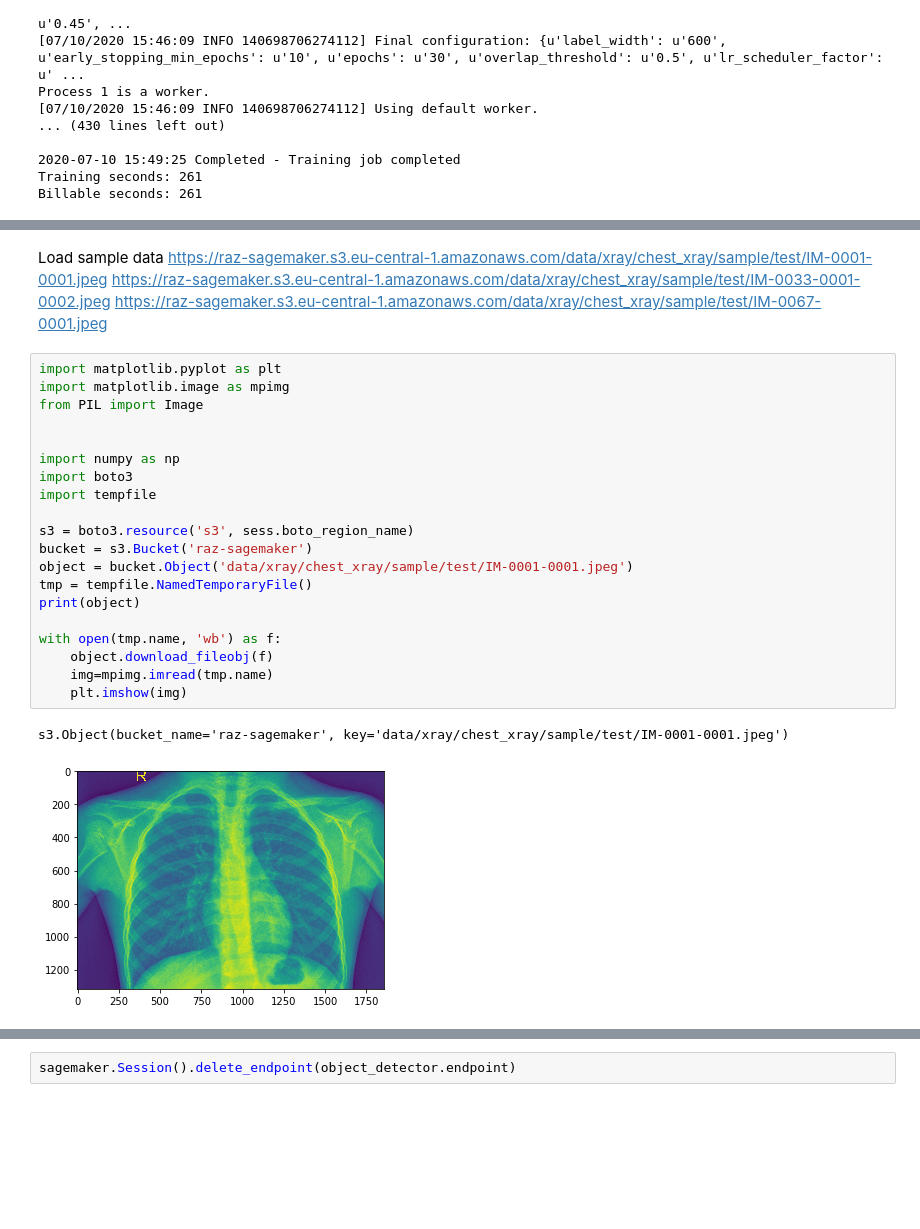
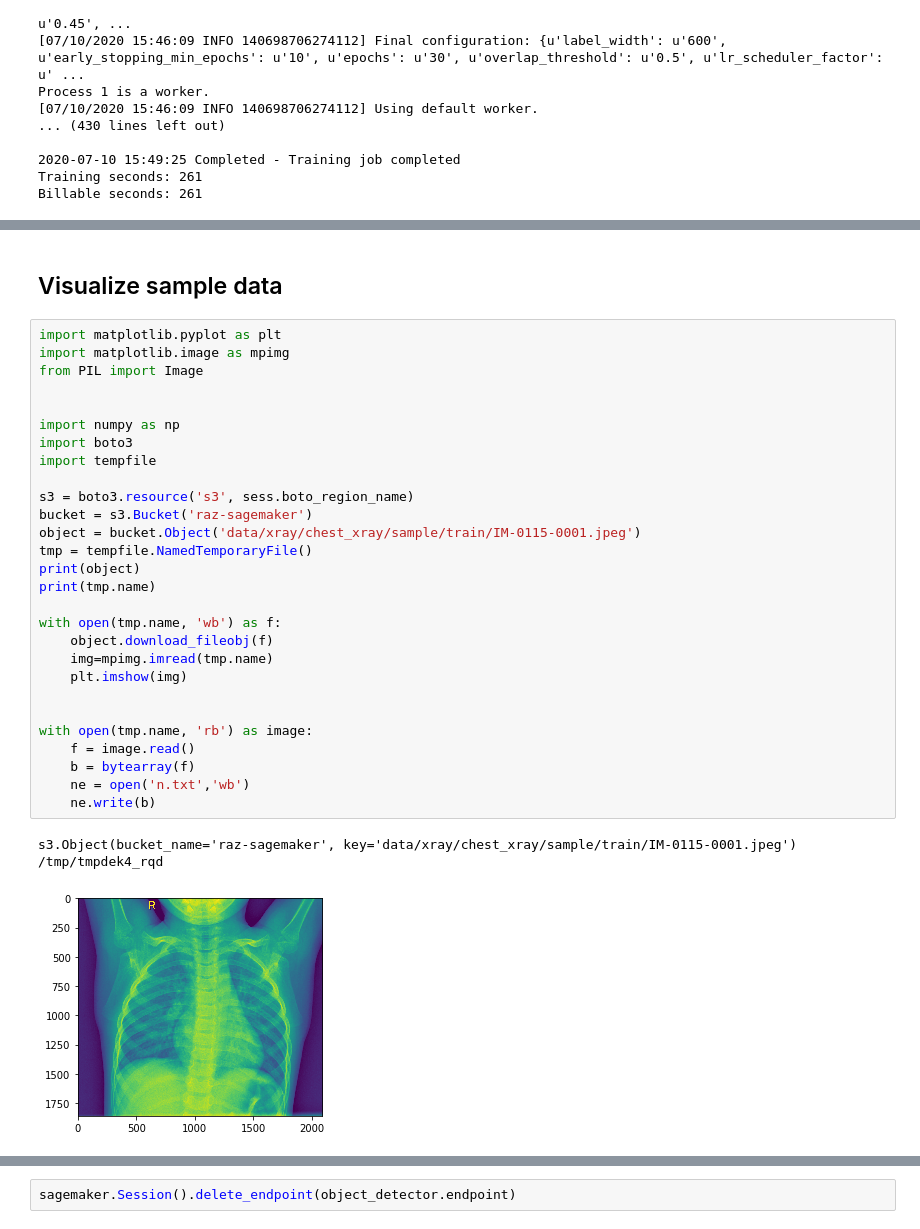
Before and after one commit to ionasec/sagemaker, a Jupyter notebook: objectdetection-chestxray.ipynb, the cells around one changed output, grey strips where cells are left out. Saved outputs shown, nothing was run; the diff lists cells and outputs as text; blank space fills up the shorter version.

```diff
--- a/objectdetection-chestxray.ipynb
+++ b/objectdetection-chestxray.ipynb
@@ -143,28 +145,34 @@ WARNING:sagemaker:Parameter image will be renamed to image_uri in SageMaker Pyth
-# %% [markdown]
-Load sample data
-https://raz-sagemaker.s3.eu-central-1.amazonaws.com/data/xray/chest_xray/sample/test/IM-0001-0001.jpeg
-https://raz-sagemaker.s3.eu-central-1.amazonaws.com/data/xray/chest_xray/sample/test/IM-0033-0001-0002.jpeg
-https://raz-sagemaker.s3.eu-central-1.amazonaws.com/data/xray/chest_xray/sample/test/IM-0067-0001.jpeg
+# %% [markdown]
+## Visualize sample data
 # %%
 import matplotlib.pyplot as plt
 import matplotlib.image as mpimg
 from PIL import Image
 
 
 import numpy as np
 import boto3
 import tempfile
 
 s3 = boto3.resource('s3', sess.boto_region_name)
 bucket = s3.Bucket('raz-sagemaker')
-object = bucket.Object('data/xray/chest_xray/sample/test/IM-0001-0001.jpeg')
+object = bucket.Object('data/xray/chest_xray/sample/train/IM-0115-0001.jpeg')
 tmp = tempfile.NamedTemporaryFile()
 print(object)
+print(tmp.name)
 
 with open(tmp.name, 'wb') as f:
     object.download_fileobj(f)
     img=mpimg.imread(tmp.name)
     plt.imshow(img)
+
+
+with open(tmp.name, 'rb') as image:
+    f = image.read()
+    b = bytearray(f)
+    ne = open('n.txt','wb')
+    ne.write(b)
 # %% [output]
-s3.Object(bucket_name='raz-sagemaker', key='data/xray/chest_xray/sample/test/IM-0001-0001.jpeg')
+s3.Object(bucket_name='raz-sagemaker', key='data/xray/chest_xray/sample/train/IM-0115-0001.jpeg')
+/tmp/tmpdek4_rqd
-[figure, old version]
+[figure, new version]
```
Also changed, not shown: parts of 8 cells of this notebook.
